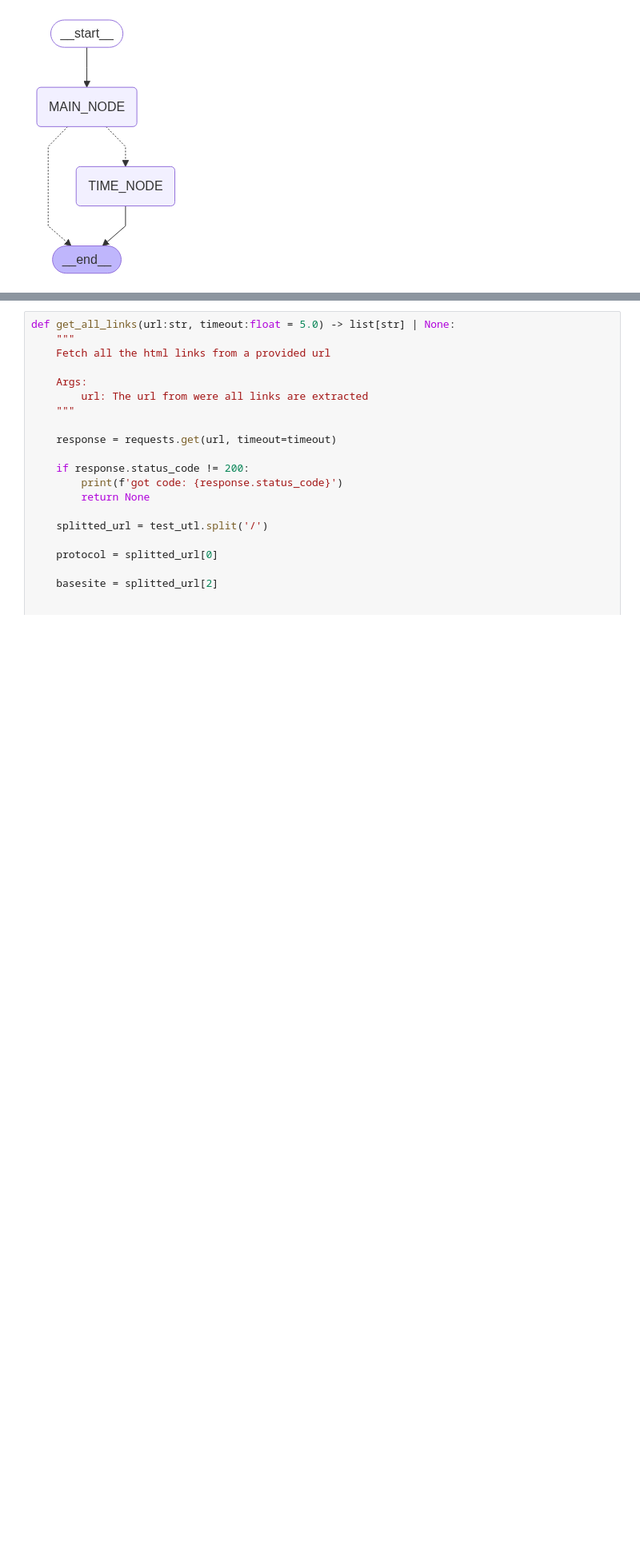
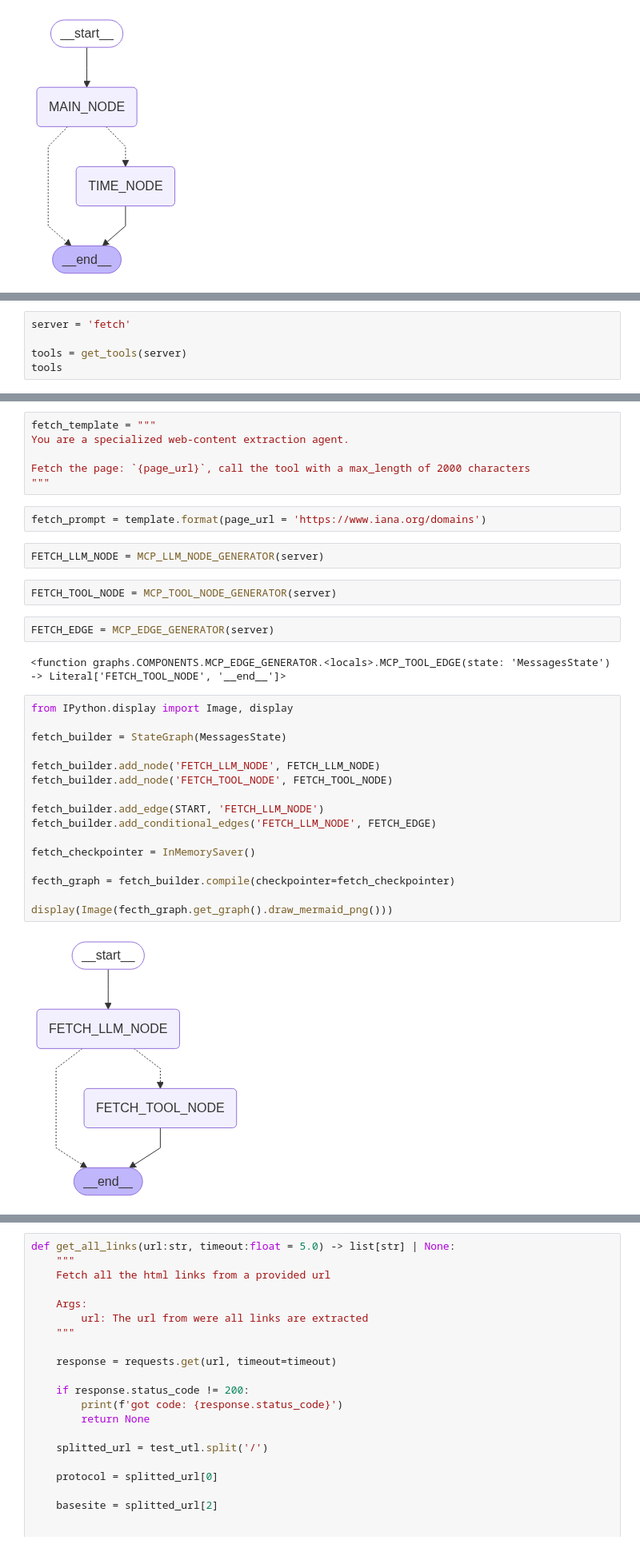
Before and after one commit to FeFedezM/portfolio-lg-bank-assistant, a Jupyter notebook: jupyter/app/main.ipynb, the cells around one changed output, grey strips where cells are left out. Shown at 80% size. Cells and saved outputs as stored; diff of their text form; blank space fills up the shorter version.

```diff
--- a/jupyter/app/main.ipynb
+++ b/jupyter/app/main.ipynb
@@ -216,0 +111,5 @@ Let me know if you need help converting times or anything else! 😊
+# %%
+server = 'fetch'
+
+tools = get_tools(server)
+tools
@@ -216,0 +134,34 @@ Let me know if you need help converting times or anything else! 😊
+# %%
+fetch_template = """
+You are a specialized web‐content extraction agent.
+
+Fetch the page: `{page_url}`, call the tool with a max_length of 2000 characters
+"""
+# %%
+fetch_prompt = template.format(page_url = 'https://www.iana.org/domains')
+# %%
+FETCH_LLM_NODE = MCP_LLM_NODE_GENERATOR(server)
+# %%
+FETCH_TOOL_NODE = MCP_TOOL_NODE_GENERATOR(server)
+# %%
+FETCH_EDGE = MCP_EDGE_GENERATOR(server)
+# %% [output]
+<function graphs.COMPONENTS.MCP_EDGE_GENERATOR.<locals>.MCP_TOOL_EDGE(state: 'MessagesState') -> Literal['FETCH_TOOL_NODE', '__end__']>
+# %%
+from IPython.display import Image, display
+
+fetch_builder = StateGraph(MessagesState)
+
+fetch_builder.add_node('FETCH_LLM_NODE', FETCH_LLM_NODE)
+fetch_builder.add_node('FETCH_TOOL_NODE', FETCH_TOOL_NODE)
+
+fetch_builder.add_edge(START, 'FETCH_LLM_NODE')
+fetch_builder.add_conditional_edges('FETCH_LLM_NODE', FETCH_EDGE)
+
+fetch_checkpointer = InMemorySaver()
+
+fecth_graph = fetch_builder.compile(checkpointer=fetch_checkpointer)
+
+display(Image(fecth_graph.get_graph().draw_mermaid_png()))
+# %% [output]
+[figure, added]
```
Also changed, not shown: parts of 36 cells of this notebook, 1 other file.
